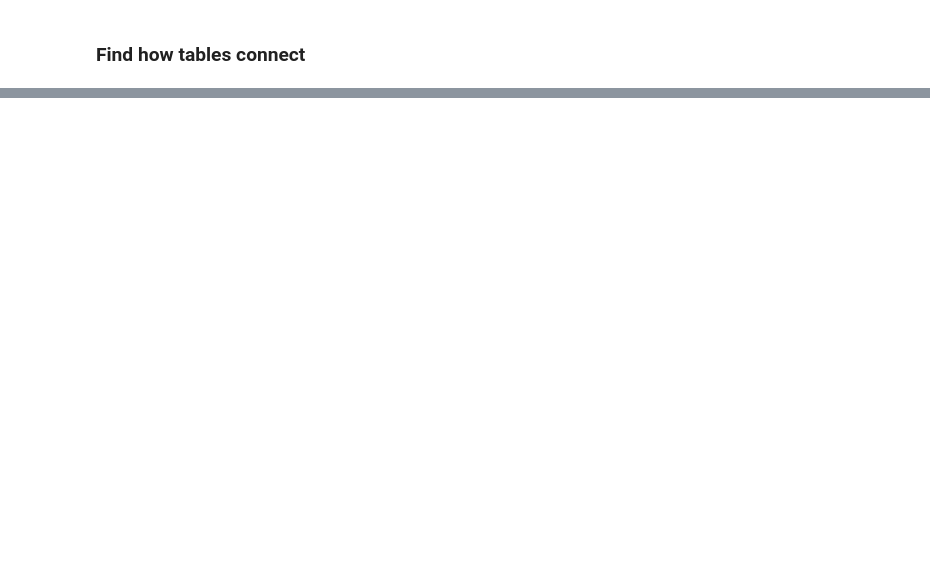
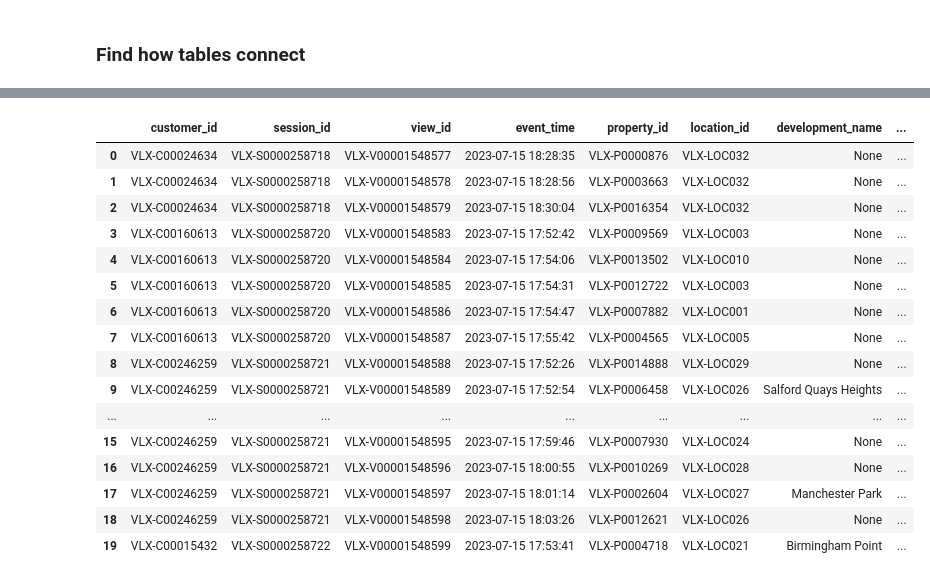
Before and after one commit to LUCIUSNJOKU/veltrix_customer_segmentation, a Jupyter notebook: notebooks/01_data_extraction.ipynb, the cells around one changed output, grey strips where cells are left out. Saved outputs shown, nothing was run; the diff lists cells and outputs as text; code cells hidden in the pictures; blank space fills up the shorter version.

Commit message:
Update project files

```diff
--- a/notebooks/01_data_extraction.ipynb
+++ b/notebooks/01_data_extraction.ipynb
@@ -192,0 +347,16 @@ for col, tbls in id_map.items():
+# %%
+####---- Define Csv Directory
+# Project root
+ROOT = Path.cwd().parent
+
+# Parquet input folder
+PARQUET_DIR = ROOT / "data" / "raw" / "veltrix_medium"
+
+# CSV output folder
+CSV_DIR = ROOT / "data" / "csv" / "veltrix_medium"
+
+# Create output folder if it does not exist
+CSV_DIR.mkdir(parents=True, exist_ok=True)
+
+print("Parquet folder:", PARQUET_DIR)
+print("CSV folder:", CSV_DIR)
@@ -192,0 +3050,64 @@ for col, tbls in id_map.items():
+# %%
+#####-----> Create a view that joins the three event and reference tables:
+# =========================================
+# CUSTOMER VIEWED PROPERTY DETAILS
+# =========================================
+
+con.execute("""
+    CREATE OR REPLACE VIEW customer_viewed_property_details AS
+
+    SELECT
+        ws.customer_id,
+
+        pv.session_id,
+        pv.view_id,
+        pv.event_time,
+        pv.property_id,
+
+        -- Property details
+        p.location_id,
+        p.development_name,
+        p.property_type,
+        p.bedrooms,
+        p.size_sqm,
+        p.listing_purpose,
+        p.asking_price_gbp,
+        p.rent_pcm_gbp,
+        p.new_build,
+        p.development_status,
+        p.tenure,
+        p.epc_rating,
+        p.council_tax_band,
+        p.service_charge_gbp_pa,
+        p.furnishing,
+
+        -- Location details
+        l.area_name,
+        l.region,
+        l.country,
+        l.postcode_district,
+        l.avg_price_per_sqm_gbp,
+        l.avg_gross_yield_pct
+
+    FROM property_views AS pv
+
+    LEFT JOIN web_sessions AS ws
+        ON pv.session_id = ws.session_id
+
+    LEFT JOIN properties AS p
+        ON pv.property_id = p.property_id
+
+    LEFT JOIN locations AS l
+        ON p.location_id = l.location_id
+
+    WHERE ws.customer_id IS NOT NULL
+""")
+
+print("Customer viewed property details created successfully.")
+
+display(con.execute("""
+    SELECT *
+    FROM customer_viewed_property_details
+    LIMIT 20
+""").df())
+# %% [output]
@@ -192,0 +3115,17 @@ for col, tbls in id_map.items():
+|  | customer_id | session_id | view_id | event_time | property_id | location_id | development_name | ... |
+| 0 | VLX-C00024634 | VLX-S0000258718 | VLX-V00001548577 | 2023-07-15 18:28:35 | VLX-P0000876 | VLX-LOC032 | None | ... |
+| 1 | VLX-C00024634 | VLX-S0000258718 | VLX-V00001548578 | 2023-07-15 18:28:56 | VLX-P0003663 | VLX-LOC032 | None | ... |
+| 2 | VLX-C00024634 | VLX-S0000258718 | VLX-V00001548579 | 2023-07-15 18:30:04 | VLX-P0016354 | VLX-LOC032 | None | ... |
+| 3 | VLX-C00160613 | VLX-S0000258720 | VLX-V00001548583 | 2023-07-15 17:52:42 | VLX-P0009569 | VLX-LOC003 | None | ... |
+| 4 | VLX-C00160613 | VLX-S0000258720 | VLX-V00001548584 | 2023-07-15 17:54:06 | VLX-P0013502 | VLX-LOC010 | None | ... |
+| 5 | VLX-C00160613 | VLX-S0000258720 | VLX-V00001548585 | 2023-07-15 17:54:31 | VLX-P0012722 | VLX-LOC003 | None | ... |
+| 6 | VLX-C00160613 | VLX-S0000258720 | VLX-V00001548586 | 2023-07-15 17:54:47 | VLX-P0007882 | VLX-LOC001 | None | ... |
+| 7 | VLX-C00160613 | VLX-S0000258720 | VLX-V00001548587 | 2023-07-15 17:55:42 | VLX-P0004565 | VLX-LOC005 | None | ... |
+| 8 | VLX-C00246259 | VLX-S0000258721 | VLX-V00001548588 | 2023-07-15 17:52:26 | VLX-P0014888 | VLX-LOC029 | None | ... |
+| 9 | VLX-C00246259 | VLX-S0000258721 | VLX-V00001548589 | 2023-07-15 17:52:54 | VLX-P0006458 | VLX-LOC026 | Salford Quays Heights | ... |
+| ... | ... | ... | ... | ... | ... | ... | ... | ... |
+| 15 | VLX-C00246259 | VLX-S0000258721 | VLX-V00001548595 | 2023-07-15 17:59:46 | VLX-P0007930 | VLX-LOC024 | None | ... |
+| 16 | VLX-C00246259 | VLX-S0000258721 | VLX-V00001548596 | 2023-07-15 18:00:55 | VLX-P0010269 | VLX-LOC028 | None | ... |
+| 17 | VLX-C00246259 | VLX-S0000258721 | VLX-V00001548597 | 2023-07-15 18:01:14 | VLX-P0002604 | VLX-LOC027 | Manchester Park | ... |
+| 18 | VLX-C00246259 | VLX-S0000258721 | VLX-V00001548598 | 2023-07-15 18:03:26 | VLX-P0012621 | VLX-LOC026 | None | ... |
+| 19 | VLX-C00015432 | VLX-S0000258722 | VLX-V00001548599 | 2023-07-15 17:53:41 | VLX-P0004718 | VLX-LOC021 | Birmingham Point | ... |
```
Also changed, not shown: parts of 214 cells of this notebook, 7 other files.
